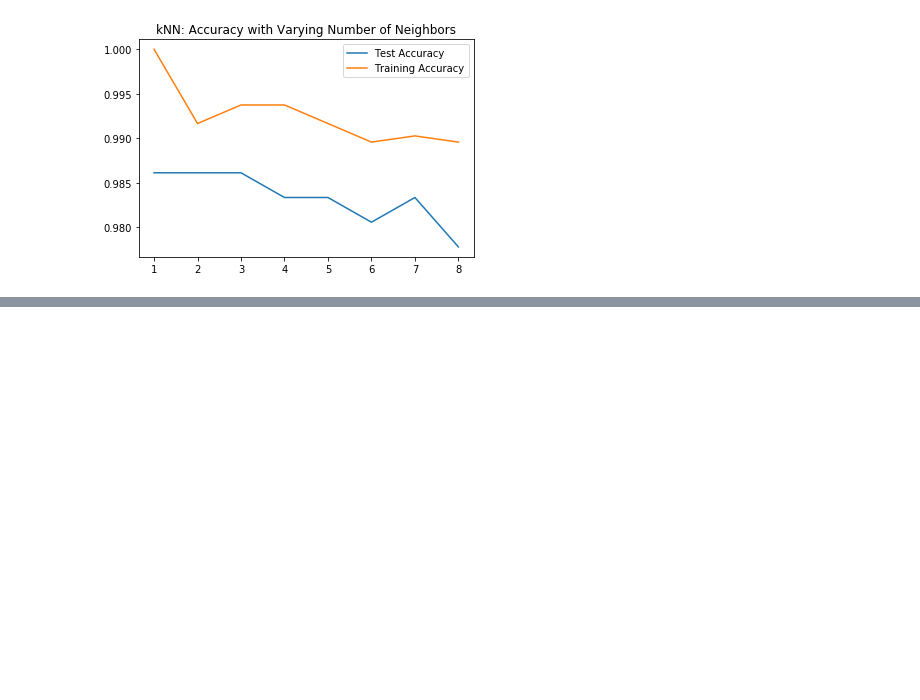
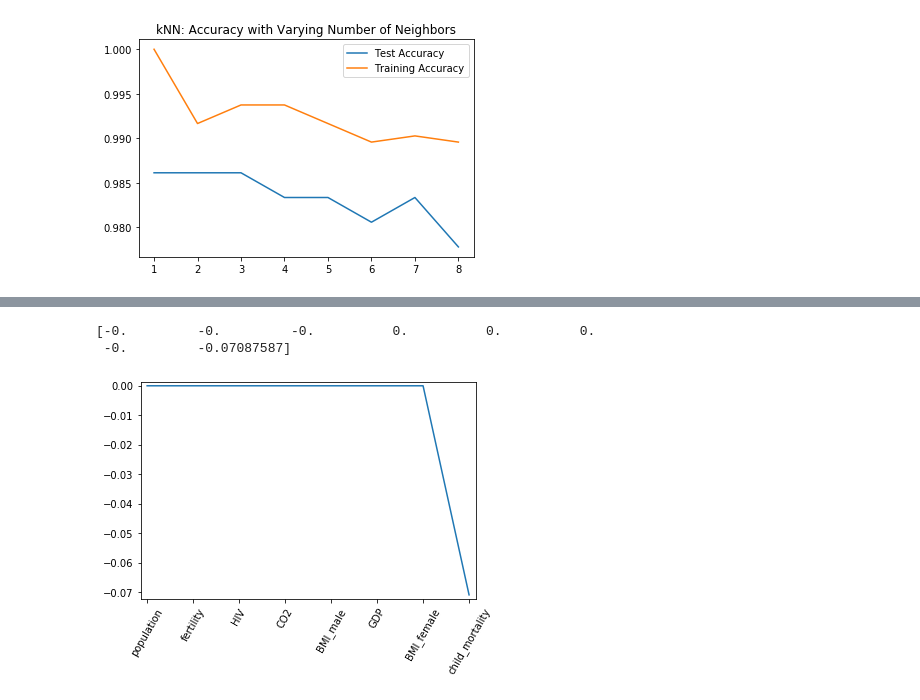
Before and after one commit to thap/python_basics_to_advanced, a Jupyter notebook: supervised_learning/supervised_learning.ipynb, the cells around one changed output, grey strips where cells are left out. Drawn from its saved outputs; the diff is of its cells as text; code cells hidden in the pictures; blank space fills up the shorter version.

```diff
--- a/supervised_learning/supervised_learning.ipynb
+++ b/supervised_learning/supervised_learning.ipynb
@@ -199,0 +302,14 @@ print(y.shape)
+# %%
+from sklearn.linear_model import Lasso
+lasso = Lasso(alpha=0.4, normalize=True)
+lasso.fit(X, y)
+print(lasso.coef_)
+df = gap.drop(['life', 'Region'], axis='columns')
+plt.plot(range(len(df.columns)), lasso.coef_)
+plt.xticks(range(len(df.columns)), df.columns, rotation=60)
+plt.margins(0.02)
+plt.show()
+# %% [output]
+[-0.         -0.         -0.          0.          0.          0.
+ -0.         -0.07087587]
+[figure, added]
```
Also changed, not shown: parts of 11 cells of this notebook.
